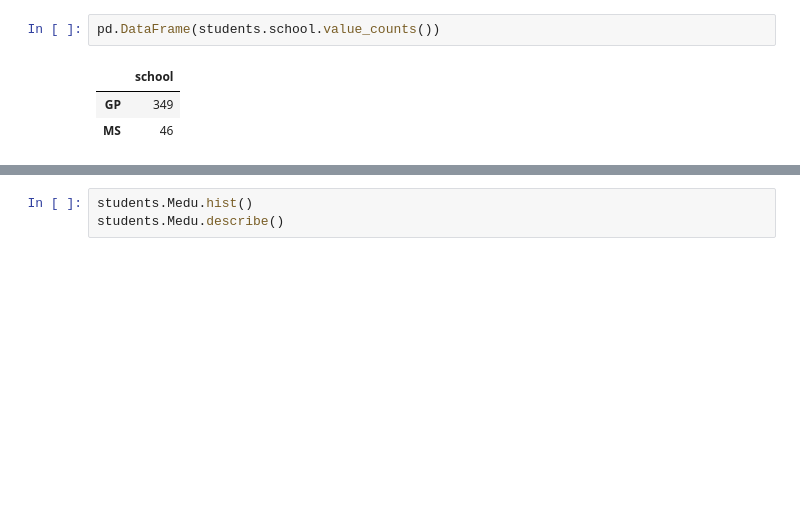
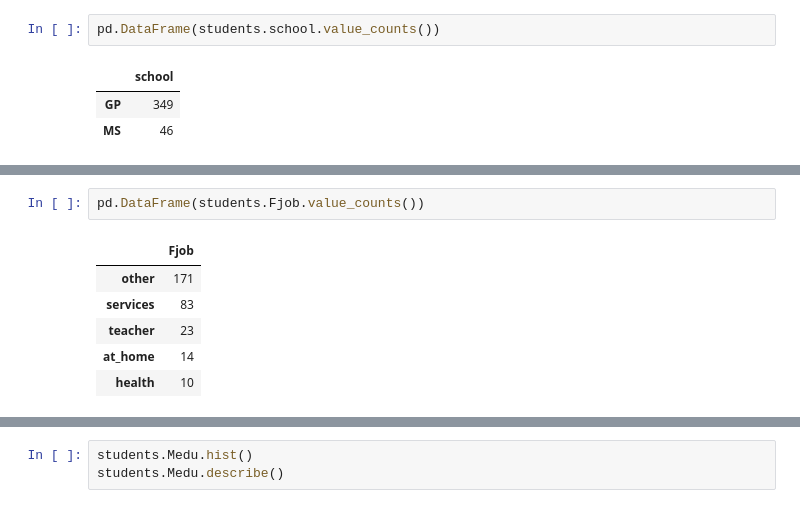
Before and after one commit to v-grodzditskaya/skillfactory_rds, a Jupyter notebook: module_2/EDA.ipynb, the cells around one changed output, grey strips where cells are left out. Drawn from its saved outputs; the diff is of its cells as text; blank space fills up the shorter version.

```diff
--- a/module_2/EDA.ipynb
+++ b/module_2/EDA.ipynb
@@ -55,0 +87,9 @@ pd.DataFrame(students.school.value_counts())
+# %%
+pd.DataFrame(students.Fjob.value_counts())
+# %% [output]
+|  | Fjob |
+| other | 171 |
+| services | 83 |
+| teacher | 23 |
+| at_home | 14 |
+| health | 10 |
```
Also changed, not shown: parts of 24 cells of this notebook, 1 other file.
